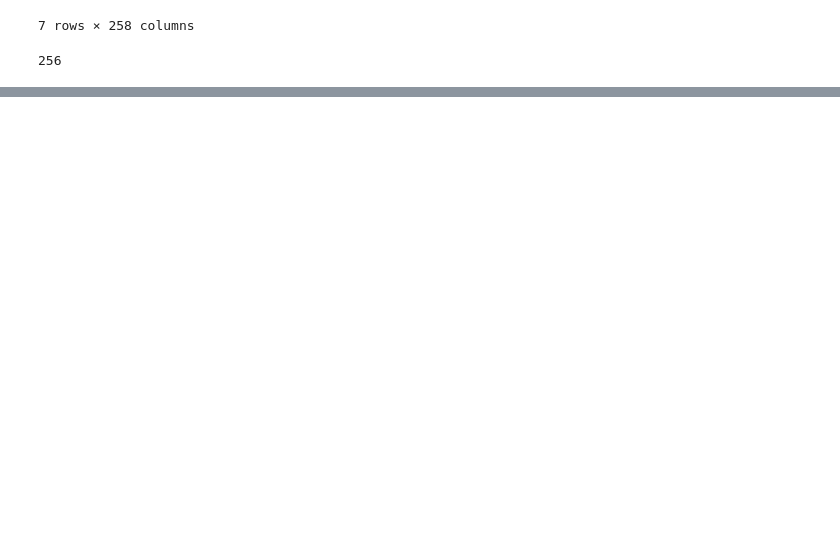
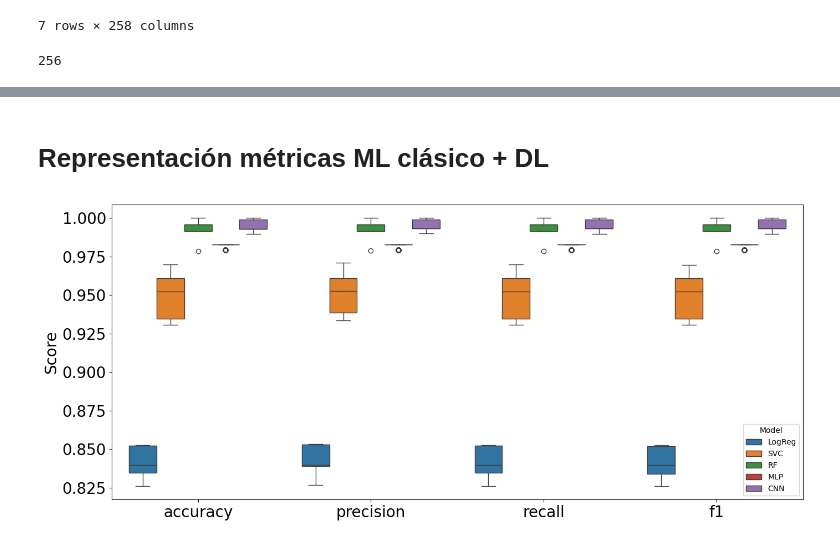
Before and after one commit to leomanriquezm/G-PIXEL, a Jupyter notebook: modelling_GPIXEL.ipynb, the cells around one changed output, grey strips where cells are left out. Cells and saved outputs as stored; diff of their text form; code cells hidden in the pictures; blank space fills up the shorter version.

```diff
--- a/modelling_GPIXEL.ipynb
+++ b/modelling_GPIXEL.ipynb
@@ -597,0 +913,2 @@ plt.close()
+# %% [markdown]
+# Representación métricas ML clásico + DL
@@ -597,0 +972,45 @@ plt.close()
+# %%
+metricas_logreg_long['modelo'] = 'LogReg'
+metricas_svc_long['modelo']    = 'SVC'
+metricas_rf_long['modelo']     = 'RF'
+
+metricas_all = pd.concat(
+    [
+        metricas_logreg_long,
+        metricas_svc_long,
+        metricas_rf_long,
+        metricas_mlp_long
+    ],
+    ignore_index=True
+)
+
+metricas_train = metricas_all[
+    metricas_all['metrica'].str.endswith('_train')
+].copy()
+
+metricas_test = metricas_all[
+    metricas_all['metrica'].str.endswith('_test')
+].copy()
+
+metricas_train['metrica'] = metricas_train['metrica'].str.replace('_train', '', regex=False)
+metricas_test['metrica']  = metricas_test['metrica'].str.replace('_test', '', regex=False)
+# %%
+plt.figure(figsize=(14,6))
+sns.boxplot(
+    data=metricas_test,
+    x='metrica',
+    y='valor',
+    hue='modelo'
+)
+
+#plt.title('Test')
+plt.ylabel('Score',fontsize=20)
+plt.xlabel('')
+plt.xticks(fontsize=20)
+plt.yticks(fontsize=20)
+plt.legend(title='Model')
+plt.tight_layout()
+plt.savefig("metricas_test.png", dpi=300, bbox_inches="tight")
+plt.show()
+# %% [output]
+[figure, added]
```
Also changed, not shown: parts of 29 cells of this notebook.
